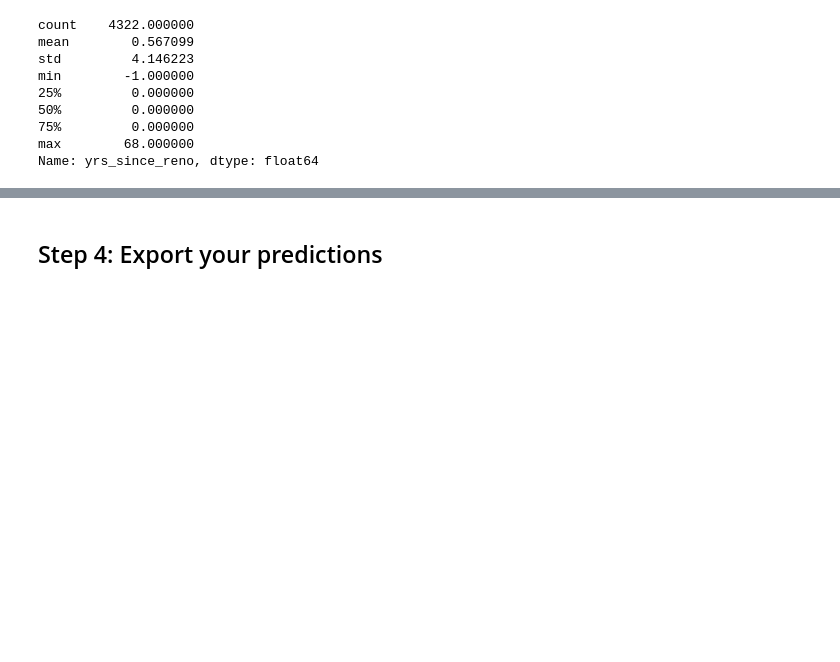
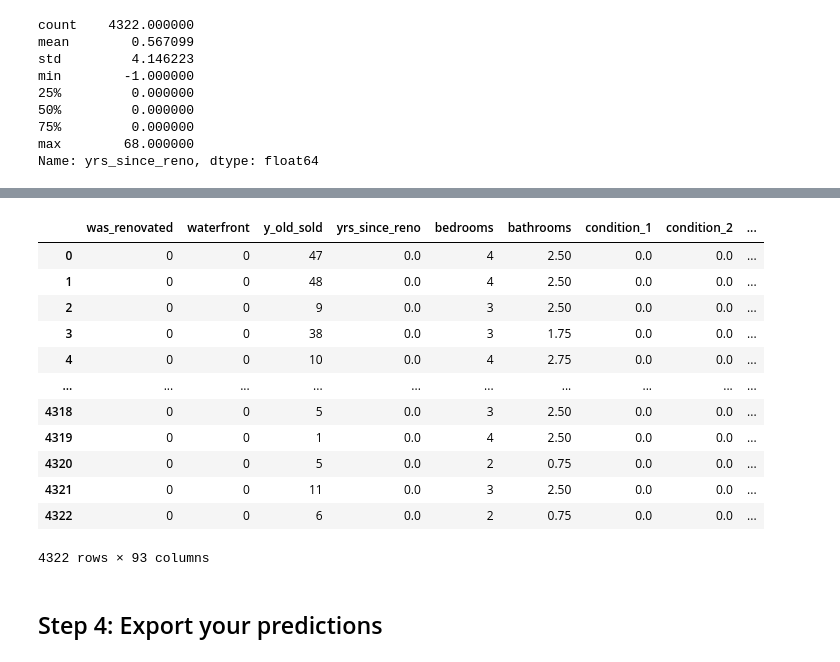
Before and after one commit to BenJMcCarty/Phase_2_Project_Final, a Jupyter notebook: Predict_holdout.ipynb, the cells around one changed output, grey strips where cells are left out. Saved outputs shown, nothing was run; the diff lists cells and outputs as text; code cells hidden in the pictures; blank space fills up the shorter version.

Commit message:
Updating prediction model on holdout to correct resulst

```diff
--- a/Predict_holdout.ipynb
+++ b/Predict_holdout.ipynb
@@ -130,6 +216,0 @@ new_zips = list(df['zipcode'].values)
-# %%
-final_ohe_df['zipcode'] = new_zips
-# %%
-model_columns = final_ohe_df.columns
-# %%
-model_columns = model_columns.values
@@ -142 +221,21 @@ final_col = final_col.columns.values
+# %%
+## Adding missing column and filling with zeroes - no values for grade_3 in holdout
+final_ohe_df['grade_3'] =0
+# %%
+## Checking final dataframe and columns
+final_ohe_df[model_columns]
+# %% [output]
+|  | was_renovated | waterfront | y_old_sold | yrs_since_reno | bedrooms | bathrooms | condition_1 | condition_2 | ... |
+| 0 | 0 | 0 | 47 | 0.0 | 4 | 2.50 | 0.0 | 0.0 | ... |
+| 1 | 0 | 0 | 48 | 0.0 | 4 | 2.50 | 0.0 | 0.0 | ... |
+| 2 | 0 | 0 | 9 | 0.0 | 3 | 2.50 | 0.0 | 0.0 | ... |
+| 3 | 0 | 0 | 38 | 0.0 | 3 | 1.75 | 0.0 | 0.0 | ... |
+| 4 | 0 | 0 | 10 | 0.0 | 4 | 2.75 | 0.0 | 0.0 | ... |
+| ... | ... | ... | ... | ... | ... | ... | ... | ... | ... |
+| 4318 | 0 | 0 | 5 | 0.0 | 3 | 2.50 | 0.0 | 0.0 | ... |
+| 4319 | 0 | 0 | 1 | 0.0 | 4 | 2.50 | 0.0 | 0.0 | ... |
+| 4320 | 0 | 0 | 5 | 0.0 | 2 | 0.75 | 0.0 | 0.0 | ... |
+| 4321 | 0 | 0 | 11 | 0.0 | 3 | 2.50 | 0.0 | 0.0 | ... |
+| 4322 | 0 | 0 | 6 | 0.0 | 2 | 0.75 | 0.0 | 0.0 | ... |
+4322 rows × 93 columns
 # %%
```
Also changed, not shown: parts of 24 cells of this notebook, 4 other files.
